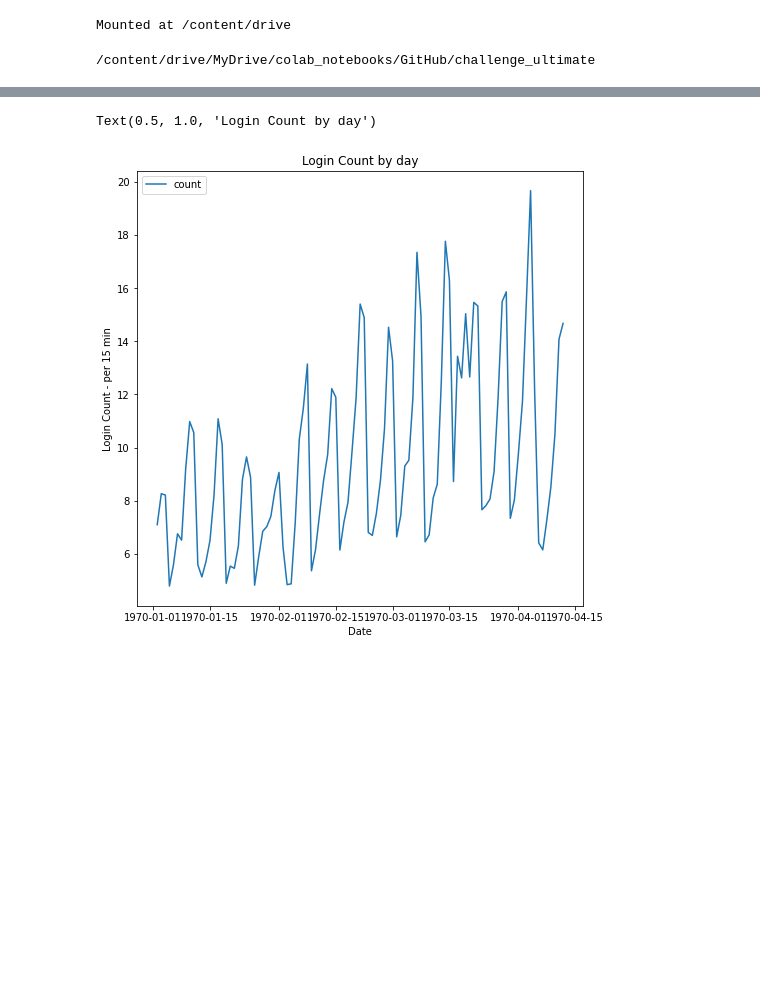
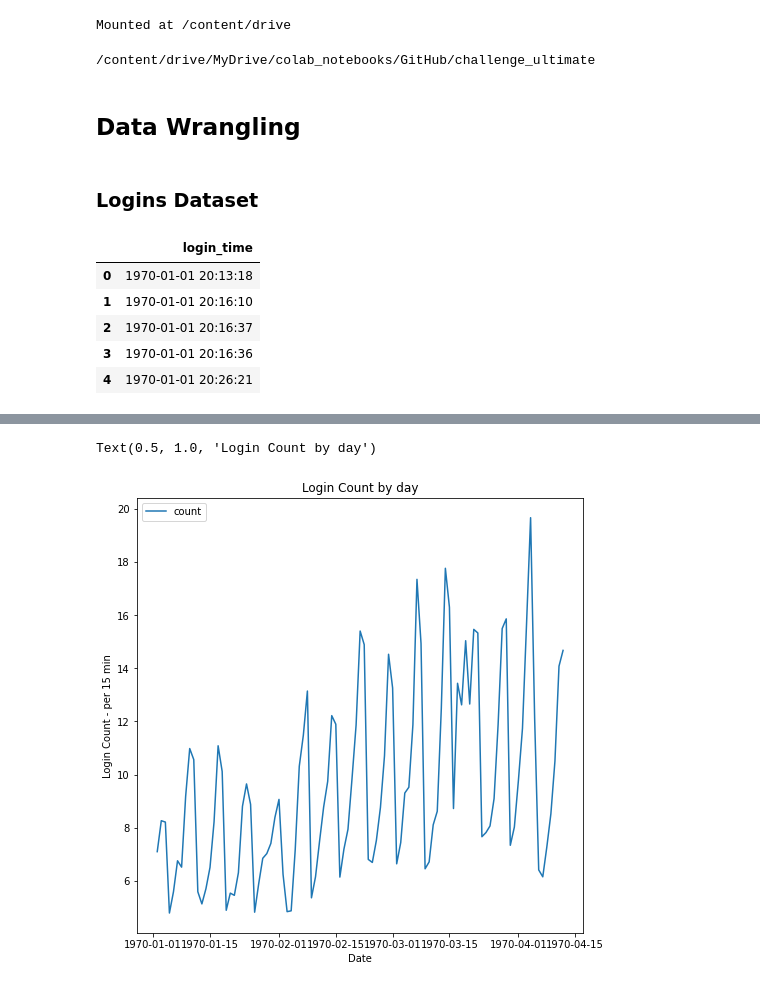
Before and after one commit to ChadDelany/challenge_ultimate, a Jupyter notebook: challenge_ultimate.ipynb, the cells around one changed output, grey strips where cells are left out. Cells and saved outputs as stored; diff of their text form; code cells hidden in the pictures; blank space fills up the shorter version.

```diff
--- a/challenge_ultimate.ipynb
+++ b/challenge_ultimate.ipynb
@@ -43,3 +43,16 @@ ultimate = pd.read_json('ultimate_data_challenge.json')
 # %%
 # Unmount Google Drive.
 drive.flush_and_unmount()
+# %% [markdown]
+## Data Wrangling
+# %% [markdown]
+### Logins Dataset
+# %%
+logins.head()
+# %% [output]
+|  | login_time |
+| 0 | 1970-01-01 20:13:18 |
+| 1 | 1970-01-01 20:16:10 |
+| 2 | 1970-01-01 20:16:37 |
+| 3 | 1970-01-01 20:16:36 |
+| 4 | 1970-01-01 20:26:21 |
```
Also changed, not shown: parts of 4 cells of this notebook.
